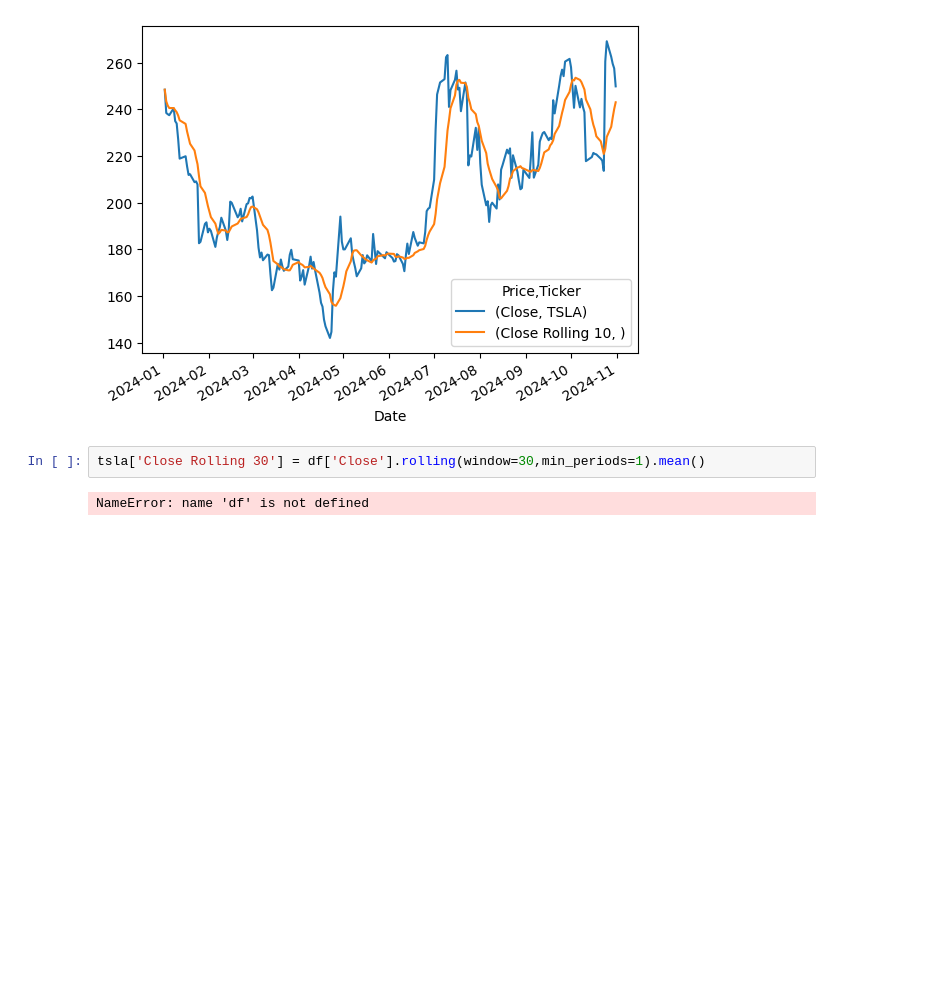
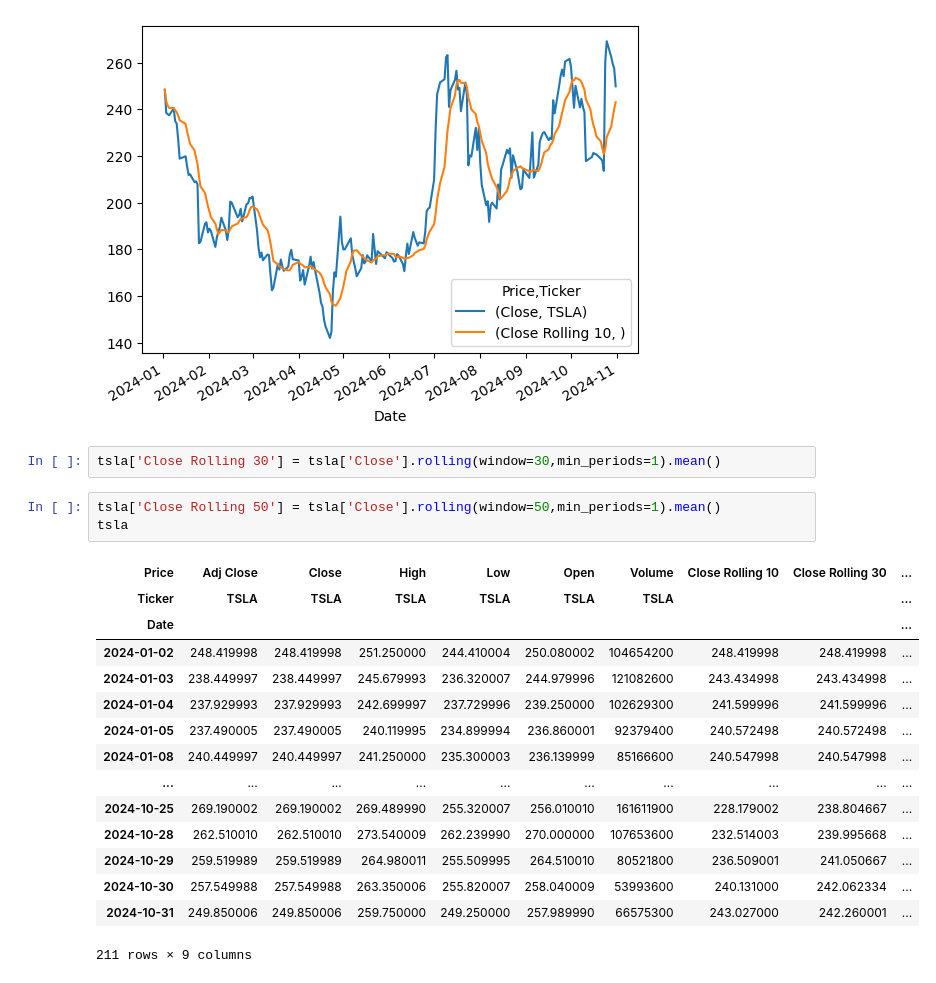
Before and after one commit to PatilDivya-10/local, a Jupyter notebook: TSLA_ActualndPredict.ipynb, the cells around one changed output. Drawn from its saved outputs; the diff is of its cells as text; blank space fills up the shorter version.

```diff
--- a/TSLA_ActualndPredict.ipynb
+++ b/TSLA_ActualndPredict.ipynb
@@ -99,6 +99,23 @@ tsla[['Close','Close Rolling 10']].plot()
 <Axes: xlabel='Date'>
 [figure]
 # %%
-tsla['Close Rolling 30'] = df['Close'].rolling(window=30,min_periods=1).mean()
+tsla['Close Rolling 30'] = tsla['Close'].rolling(window=30,min_periods=1).mean()
-# %% [output]
-NameError: name 'df' is not defined
+# %%
+tsla['Close Rolling 50'] = tsla['Close'].rolling(window=50,min_periods=1).mean()
+tsla
+# %% [output]
+| Price | Adj Close | Close | High | Low | Open | Volume | Close Rolling 10 | Close Rolling 30 | ... |
+| Ticker | TSLA | TSLA | TSLA | TSLA | TSLA | TSLA |  |  | ... |
+| Date |  |  |  |  |  |  |  |  | ... |
+| 2024-01-02 | 248.419998 | 248.419998 | 251.250000 | 244.410004 | 250.080002 | 104654200 | 248.419998 | 248.419998 | ... |
+| 2024-01-03 | 238.449997 | 238.449997 | 245.679993 | 236.320007 | 244.979996 | 121082600 | 243.434998 | 243.434998 | ... |
+| 2024-01-04 | 237.929993 | 237.929993 | 242.699997 | 237.729996 | 239.250000 | 102629300 | 241.599996 | 241.599996 | ... |
+| 2024-01-05 | 237.490005 | 237.490005 | 240.119995 | 234.899994 | 236.860001 | 92379400 | 240.572498 | 240.572498 | ... |
+| 2024-01-08 | 240.449997 | 240.449997 | 241.250000 | 235.300003 | 236.139999 | 85166600 | 240.547998 | 240.547998 | ... |
+| ... | ... | ... | ... | ... | ... | ... | ... | ... | ... |
+| 2024-10-25 | 269.190002 | 269.190002 | 269.489990 | 255.320007 | 256.010010 | 161611900 | 228.179002 | 238.804667 | ... |
+| 2024-10-28 | 262.510010 | 262.510010 | 273.540009 | 262.239990 | 270.000000 | 107653600 | 232.514003 | 239.995668 | ... |
+| 2024-10-29 | 259.519989 | 259.519989 | 264.980011 | 255.509995 | 264.510010 | 80521800 | 236.509001 | 241.050667 | ... |
+| 2024-10-30 | 257.549988 | 257.549988 | 263.350006 | 255.820007 | 258.040009 | 53993600 | 240.131000 | 242.062334 | ... |
+| 2024-10-31 | 249.850006 | 249.850006 | 259.750000 | 249.250000 | 257.989990 | 66575300 | 243.027000 | 242.260001 | ... |
+211 rows × 9 columns
```
Also changed, not shown: parts of 1 cell of this notebook.
